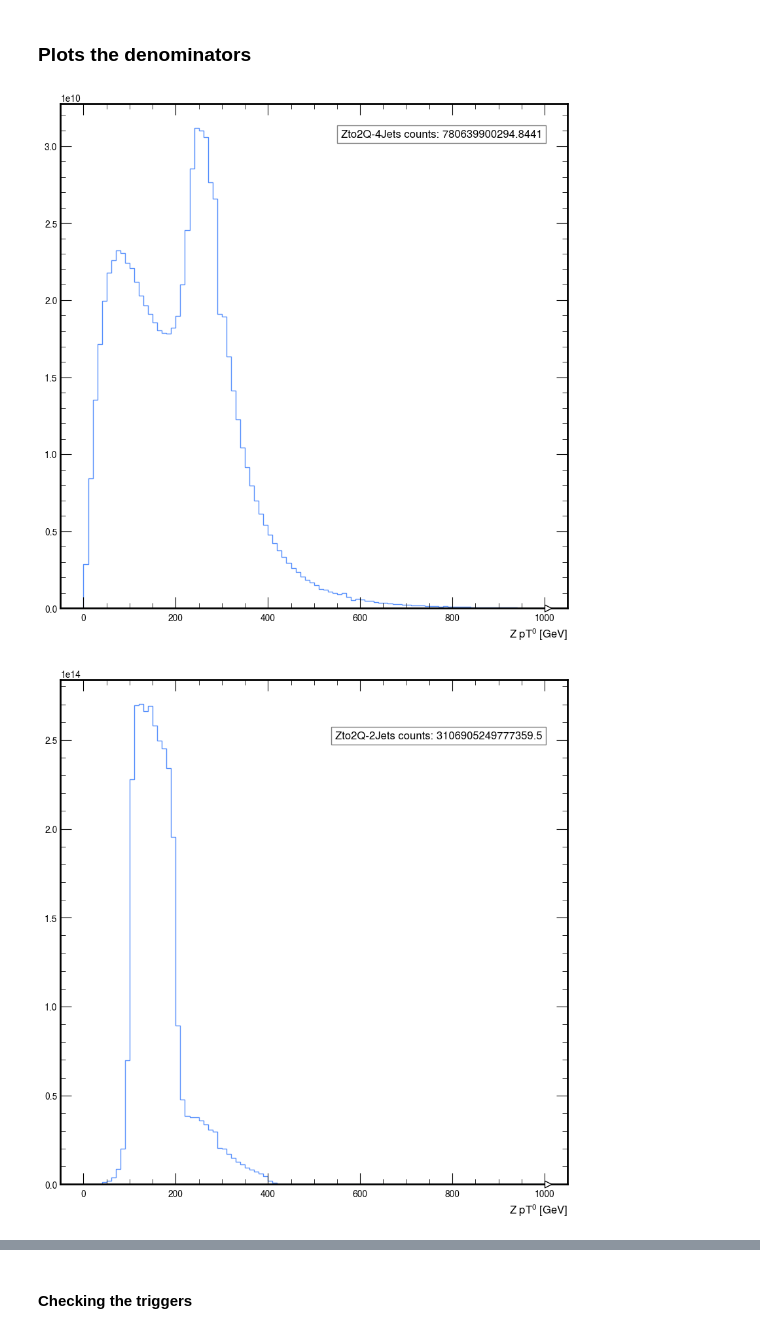
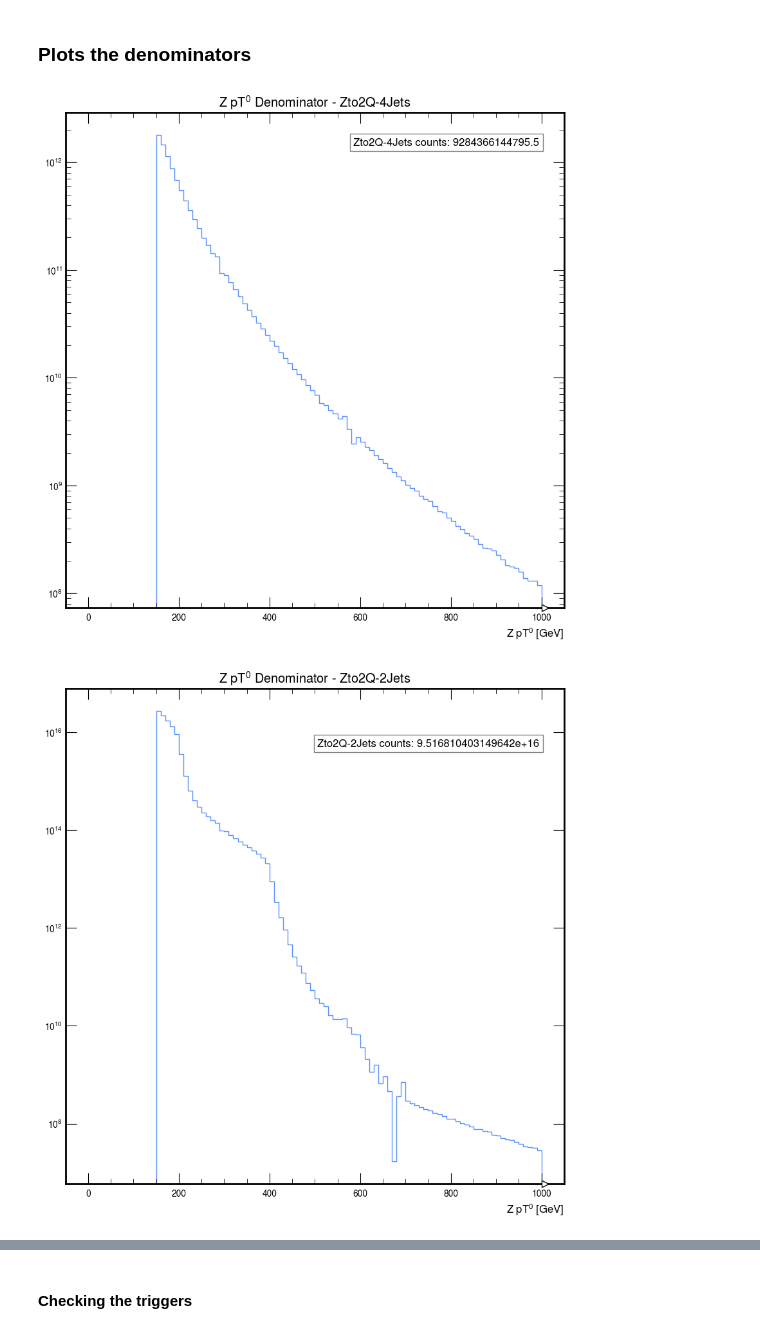
Before and after one commit to gabihamilton/genZ, a Jupyter notebook: trigger_signal.ipynb, the cells around one changed output, grey strips where cells are left out. Cells and saved outputs as stored; diff of their text form; code cells hidden in the pictures.

```diff
--- a/trigger_signal.ipynb
+++ b/trigger_signal.ipynb
@@ -56,13 +56,15 @@ def check_selector(sample: str, selector: Union[str, List[str]]):
 #### Reading parquets for the samples
 # %%
 data_dir = "/Users/gbibim/Here/genZ"
-y = "2022"
-#y = "2023"
+#y = "2022"
+y = "2023"
 samples = {
     y: {
         "Zto2Q-4Jets": ["Zto2Q-4Jets_HT-400to600", "Zto2Q-4Jets_HT-600to800", "Zto2Q-4Jets_HT-800", "Zto2Q-4Jets_HT-200to400"],
         "Zto2Q-2Jets": ["Zto2Q-2Jets_PTQQ-100to200_1J", "Zto2Q-2Jets_PTQQ-200to400_1J", "Zto2Q-2Jets_PTQQ-400to600_1J",
                         "Zto2Q-2Jets_PTQQ-600_1J", "Zto2Q-2Jets_PTQQ-100to200_2J", "Zto2Q-2Jets_PTQQ-200to400_2J", "Zto2Q-2Jets_PTQQ-400to600_2J", "Zto2Q-2Jets_PTQQ-600_2J" ],
+        #"Zto2Nu-2Jets": ["Zto2Nu-2Jets_PTNuNu-200to400_1J", "Zto2Nu-2Jets_PTNuNu-400to600_1J", "Zto2Nu-2Jets_PTNuNu-600_1J",
+        #                 "Zto2Nu-2Jets_PTNuNu-200to400_2J", "Zto2Nu-2Jets_PTNuNu-400to600_2J", "Zto2Nu-2Jets_PTNuNu-600_2J"],
     },
 }[y]  #This is a way to retrieve the dictionary for the year "2022" from the dictionary of samples
 
@@ -187,7 +250,8 @@ for label, sample_dict in events_dict.items():
         SDm_fj = events["ak8FatJetmsoftdrop"][0]
         wd = events["weight"][0]
 
-        selection = SDm_fj > 0   #40
+        #selection = SDm_fj > 40   #40
+        selection = pt_z > 150
 
         # Determine weight to use
         weight = 1 if use_default_weight else wd[selection]
@@ -197,16 +261,17 @@ for label, sample_dict in events_dict.items():
         hpt_z.fill(pt=pt_z[selection], cat="denominator", sample_name=sample_name, process_name=label, weight=weight)
         hsd.fill(SDm=SDm_fj[selection], cat="denominator", sample_name=sample_name, process_name=label, weight=weight)
 
-        # Fill histograms for 'todas' category
-        hpt_fj.fill(pt=pt_fj, cat="denominator", sample_name=label, process_name=label, weight=wd)
-        hpt_z.fill(pt=pt_z, cat="denominator", sample_name=label, process_name=label, weight=wd)
-        hsd.fill(SDm=SDm_fj, cat="denominator", sample_name=label, process_name=label, weight=wd)
+        # Fill histograms for stitched category
+        hpt_fj.fill(pt=pt_fj[selection], cat="denominator", sample_name=label, process_name=label, weight=weight)
+        hpt_z.fill(pt=pt_z[selection], cat="denominator", sample_name=label, process_name=label, weight=weight)
+        hsd.fill(SDm=SDm_fj[selection], cat="denominator", sample_name=label, process_name=label, weight=weight)
 
         # Fill histograms for each trigger category
+
         for trigger_title, (triggers, trigger_label) in trigger_dict.items():
             #trigger_selection = np.zeros_like(selection, dtype=bool)
             for hlt in triggers:
-                trigger_selection = np.zeros_like(selection, dtype=bool)
+                trigger_selection = np.zeros_like(selection, dtype=bool)    # this has to be outside the loop if we want to apply multiple triggers at the same time
                 trigger_selection |= (events[hlt].values == 1).squeeze()    #Use bitwise OR (|=) to update trigger_selection to True wherever any trigger condition is met.
                                                                             # squeeze() removes any single-dimensional entries from the shape of the array.
                 num_selection = trigger_selection & selection
@@ -220,6 +285,3 @@ for label, sample_dict in events_dict.items():
                 hpt_fj.fill(pt=pt_fj[num_selection], cat=hlt, sample_name=label, process_name=label, weight=weight)
                 hpt_z.fill(pt=pt_z[num_selection], cat=hlt, sample_name=label, process_name=label, weight=weight)
                 hsd.fill(SDm=SDm_fj[num_selection], cat=hlt, sample_name=label, process_name=label, weight=weight)
-                print(hlt, sample_name, label)
-                h = hpt_z[{"cat": hlt, "sample_name": label}]
-                total_counts = sum(h.values())
@@ -246,22 +316,37 @@ AK8PFJet230_SoftDropMass40 Zto2Q-2Jets_PTQQ-600_2J Zto2Q-2Jets
 # %%
 # Plot of the denominator comparing LO to NLO
 
 for i, label in enumerate(samples):
     fig, ax = plt.subplots()
     h = hpt_z[{"cat": "denominator", "sample_name": label, "process_name": label}]
     hep.histplot(h, label=label)
     total_counts = sum(h.values())
+    ax.set_yscale("log")
     ax.text(0.95, 0.95 - i*0.05, f'{label} counts: {total_counts}',
         ha='right', va='top', transform=ax.transAxes,
         bbox=dict(facecolor='white', alpha=0.5))
+    plt.title(f"Z pT$^0$ Denominator - {label}")
+
     plt.savefig(f"plots/{y}/{label}_denominator_withWeights.png")
 
+# For the comparison plot
 fig, ax = plt.subplots()
-for label in samples.keys():
-    hep.histplot(hpt_z[{"cat": "denominator", "sample_name": label, "process_name": label}], ax=ax, label=label)
+for label in samples:
+    h = hpt_z[{"cat": "denominator", "sample_name": label, "process_name": label}]
+
+    # Normalize histogram values to unit area
+    total_counts = sum(h.values())
+    h_normalized = h.values() / total_counts
+    bin_edges = h.axes.edges[0]  # Assuming a single axis histogram
+
+    # Plot the normalized histogram
+    hep.histplot(h_normalized, bins=bin_edges, ax=ax, label=label)
+
+ax.set_yscale("log")
 ax.legend()
 plt.title(f"Denominator Comparison")
+plt.xlabel(r"Z pT$^0$ [GeV]")
 plt.savefig(f"plots/{y}/Zpt_denominator_comparison_withWeights.png")
 # %% [output]
-[figure, old version]
+[figure, new version]
-[figure, old version]
+[figure, new version]
```
Also changed, not shown: parts of 18 cells of this notebook, 3 other files.
